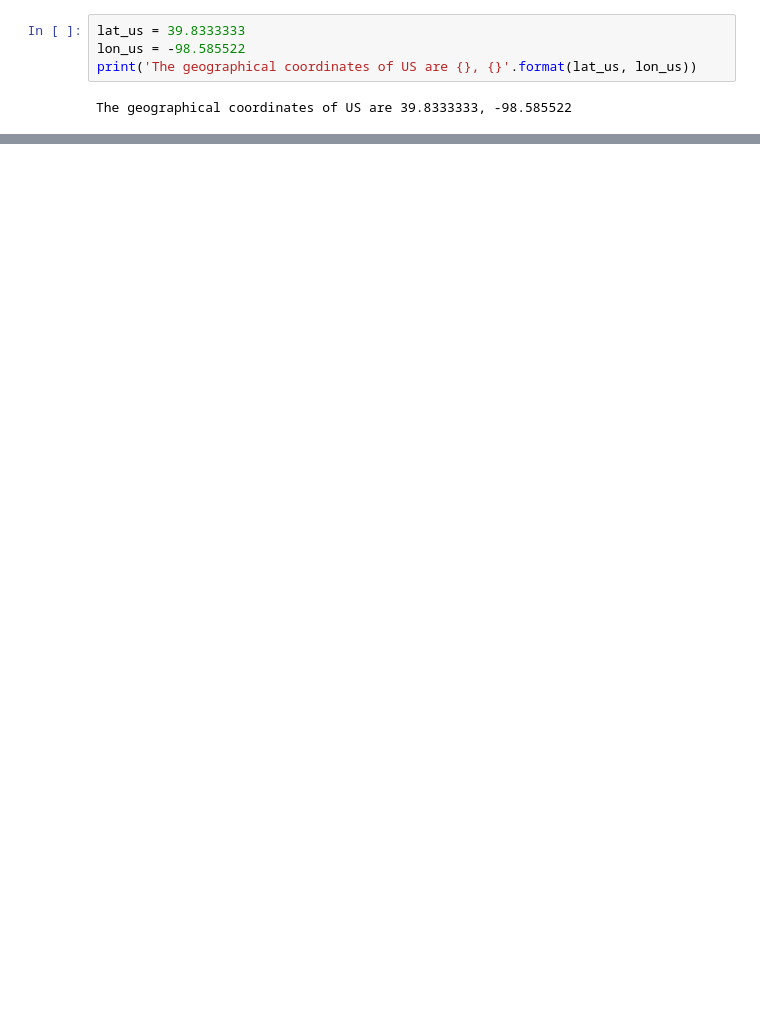
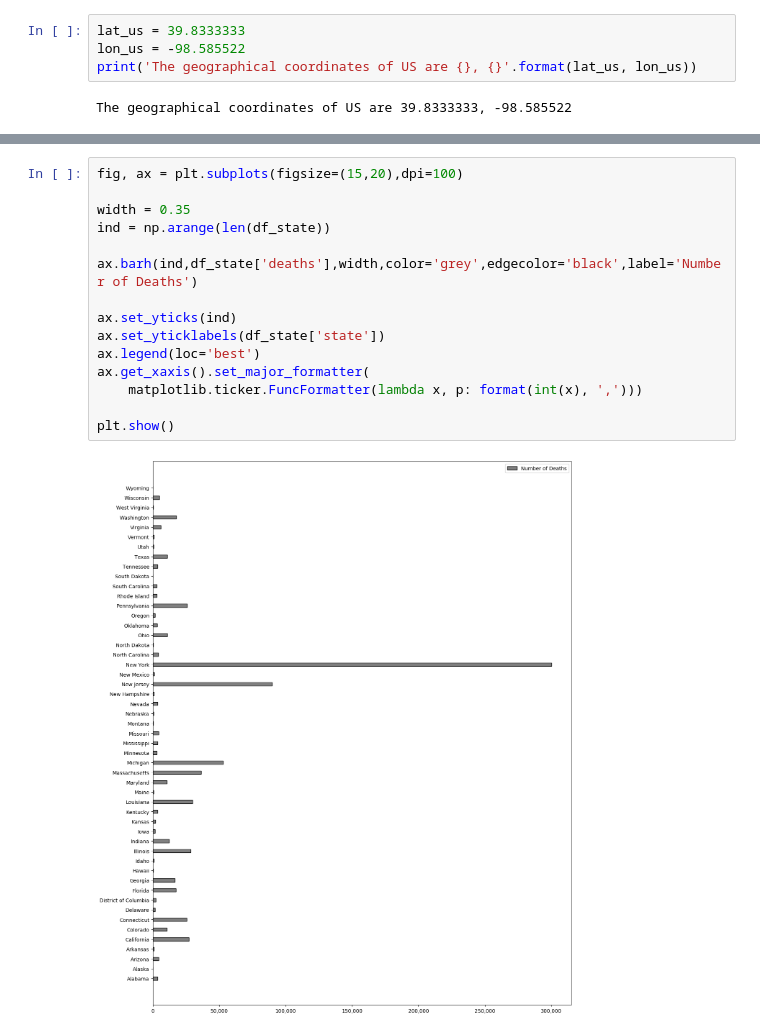
Before and after one commit to patakib/Data-Science-Projects, a Jupyter notebook: USA-COVID.ipynb, the cells around one changed output, grey strips where cells are left out. Drawn from its saved outputs; the diff is of its cells as text; blank space fills up the shorter version.

```diff
--- a/USA-COVID.ipynb
+++ b/USA-COVID.ipynb
@@ -470,0 +545,17 @@ map_us_deaths1000
+# %%
+fig, ax = plt.subplots(figsize=(15,20),dpi=100)
+
+width = 0.35
+ind = np.arange(len(df_state))
+
+ax.barh(ind,df_state['deaths'],width,color='grey',edgecolor='black',label='Number of Deaths')
+
+ax.set_yticks(ind)
+ax.set_yticklabels(df_state['state'])
+ax.legend(loc='best')
+ax.get_xaxis().set_major_formatter(
+    matplotlib.ticker.FuncFormatter(lambda x, p: format(int(x), ',')))
+
+plt.show()
+# %% [output]
+[figure, added]
```
Also changed, not shown: parts of 47 cells of this notebook.
